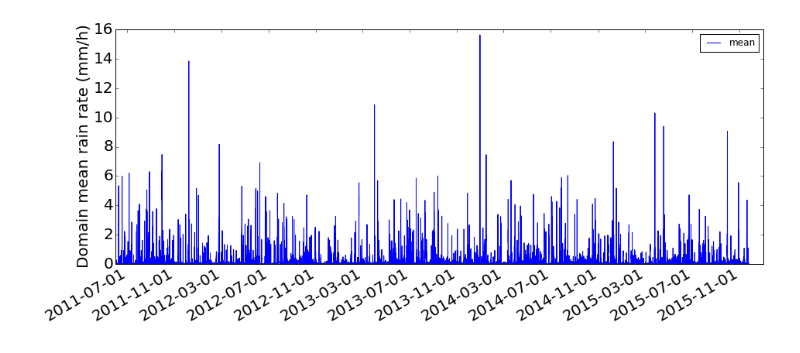
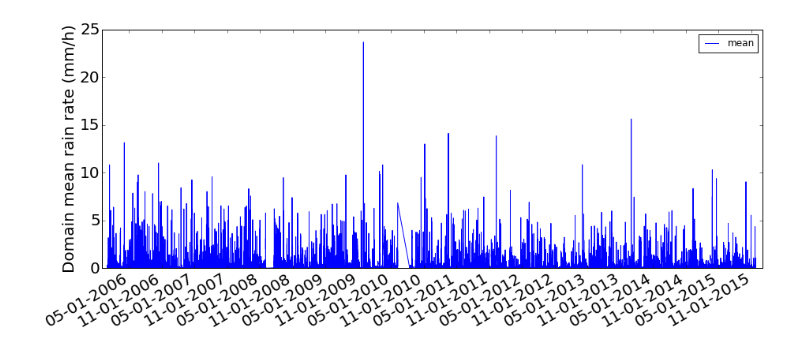
Before and after one commit to EVS-ATMOS/high_resolution_hydrology, a Jupyter notebook: notebooks/maine_2012_analysis.ipynb, the cells around one changed output. Cells and saved outputs as stored; diff of their text form; code cells hidden in the pictures.

```diff
--- a/notebooks/maine_2012_analysis.ipynb
+++ b/notebooks/maine_2012_analysis.ipynb
@@ -25,18 +23,32 @@ mean_rf = []
 good_files = []
 datetimes = []
 for filen in all_files:
-    fh = open(status_dir+filen)
-    line = fh.readline()[23::]
-    fh.close()
-    try:
-        p1 = float(line.split(' ')[0])
-        p2 = float(line.split(' ')[1])
-        max_rf.append(p1)
-        mean_rf.append(p2)
-        good_files.append(filen)
-        datetimes.append(datetime.datetime.strptime(filen[4:-11], '%Y%m%d_%H%M%S'))
-    except:
-        pass
+    if 'nc' in filen:
+        fh = open(status_dir+filen)
+        line = fh.readline()[78::]
+        fh.close()
+        try:
+            p1 = float(line.split(' ')[0])
+            p2 = float(line.split(' ')[1])
+            max_rf.append(p1)
+            mean_rf.append(p2)
+            good_files.append(file)
+            datetimes.append( datetime.datetime.strptime(filen[6:21], '%Y%m%d_%H%M%S'))
+        except:
+            pass
+    else:
+        fh = open(status_dir+filen)
+        line = fh.readline()[23::]
+        fh.close()
+        try:
+            p1 = float(line.split(' ')[0])
+            p2 = float(line.split(' ')[1])
+            max_rf.append(p1)
+            mean_rf.append(p2)
+            good_files.append(filen)
+            datetimes.append(datetime.datetime.strptime(filen[4:-11], '%Y%m%d_%H%M%S'))
+        except:
+            pass
 
 mean_rf = np.array(mean_rf)
 max_rf = np.array(max_rf)
@@ -48,27 +60,27 @@ print(len(all_files), len(good_files))
 # %%
 fig = plt.figure(figsize = [15,6])
 plt.plot(mdates.date2num(datetimes), mean_rf, 'b-', label = 'mean')
 ax = plt.gca()
-ax.xaxis.set_major_locator(MonthLocator(interval = 4))
+ax.xaxis.set_major_locator(MonthLocator(interval = 6))
 #ax.xaxis.set_minor_locator(HourLocator(np.arange(0, 25, 6)))
-ax.xaxis.set_major_formatter(DateFormatter('%Y-%m-%d'))
+ax.xaxis.set_major_formatter(DateFormatter('%m-%d-%Y'))
 
 ax.fmt_xdata = DateFormatter('%Y-%m')
 fig.autofmt_xdate()
 
 cnt = plt.gcf()
 fig.autofmt_xdate()
 plt.ylabel('Domain mean rain rate (mm/h)', size = 20)
 plt.legend(loc = 2)
 #ax2 = plt.twinx()
 #plt.plot(mdates.date2num(datetimes), max_rf, 'r.', label = 'max')
 #plt.ylabel('Max rain rate in domain (mm/h)')
 #plt.ylim([0,350])
 
-plt.xlim([mdates.date2num(datetime.datetime(2011,6,1)), mdates.date2num(datetime.datetime(2016,1,1))])
+plt.xlim([mdates.date2num(datetime.datetime(2005,12,1)), mdates.date2num(datetime.datetime(2016,1,1))])
 plt.legend()
 ax = plt.gca()
 ax.xaxis.set_tick_params(labelsize=20)
 ax.yaxis.set_tick_params(labelsize=20)
 # %% [output]
-[figure, old version]
+[figure, new version]
```
Also changed, not shown: parts of 28 cells of this notebook, 6 other files.
